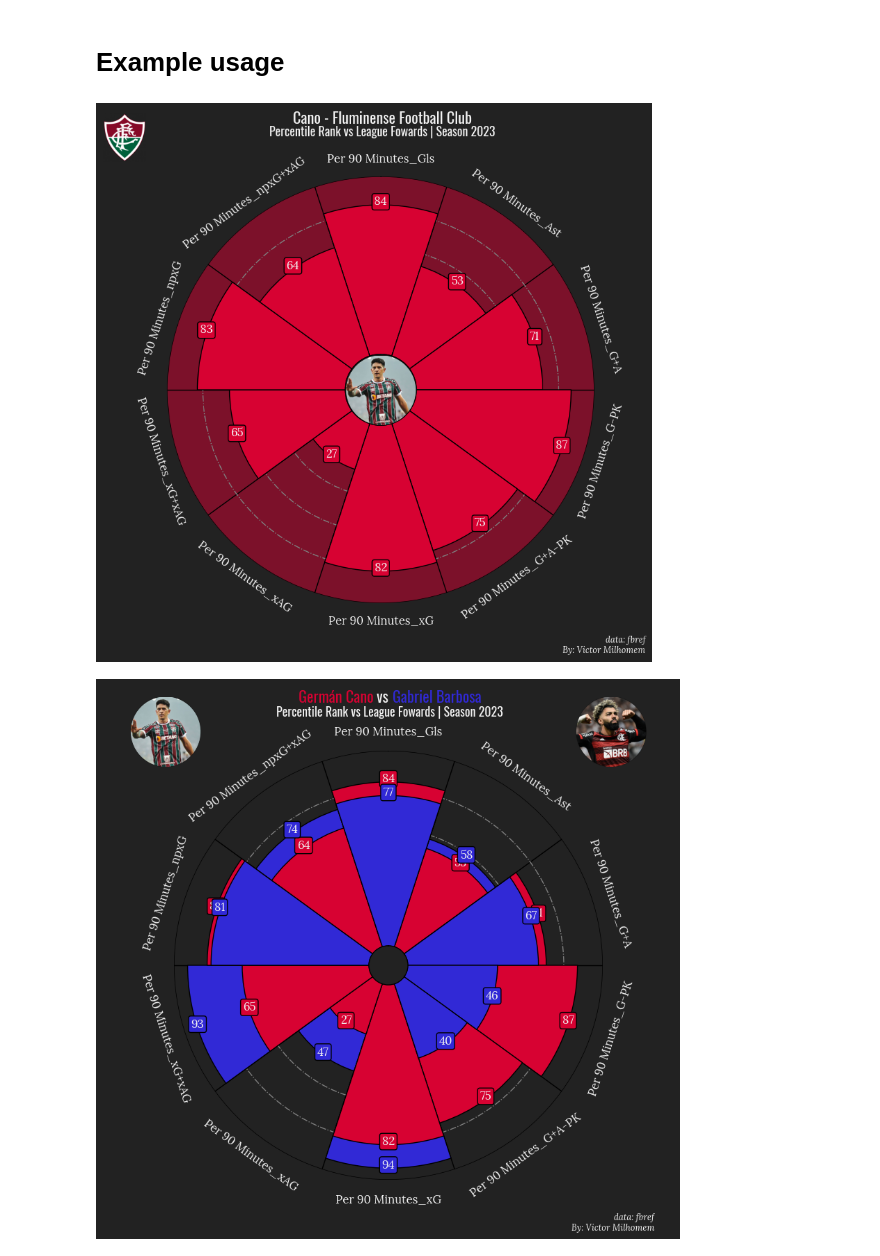
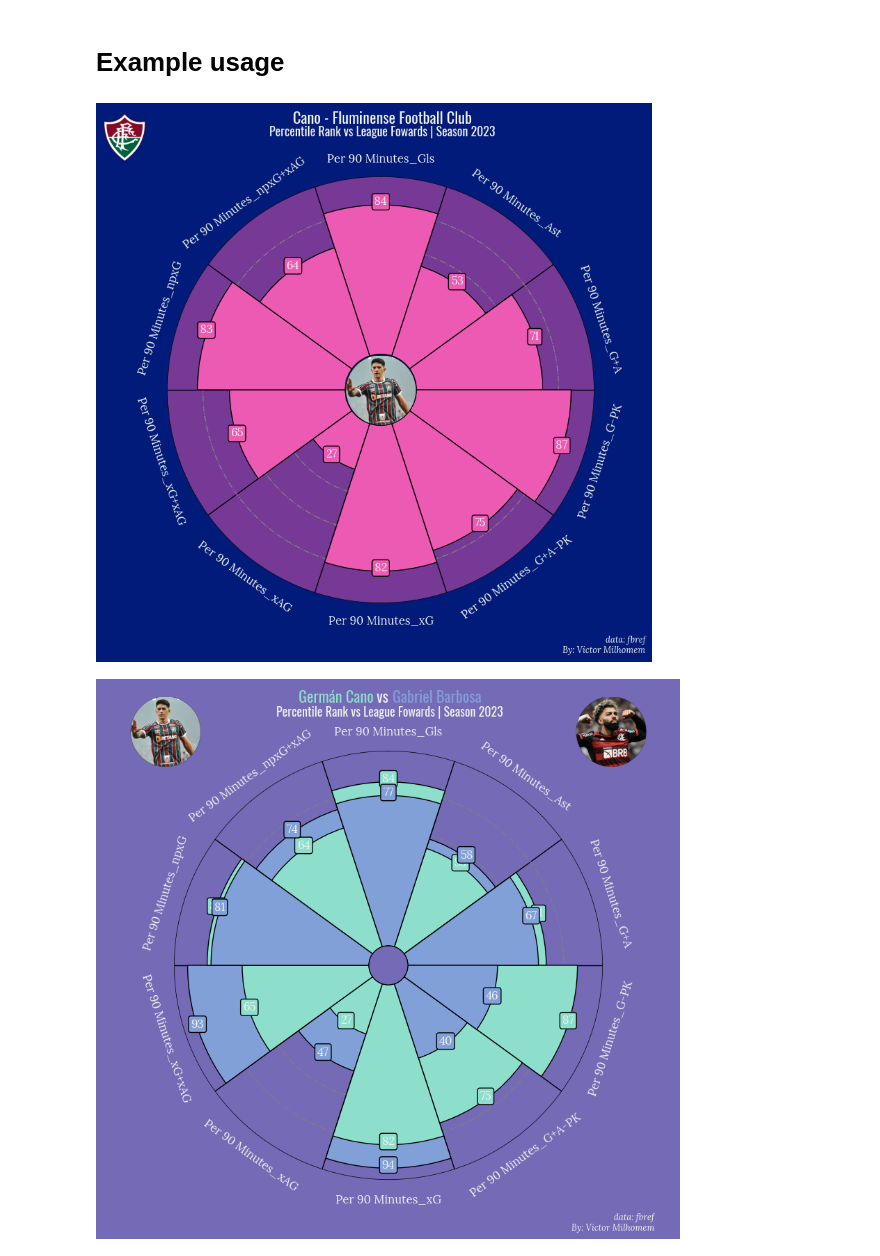
Before and after one commit to VictorMilhomem/FootballAnalysisTools, a Jupyter notebook: src/players_analysis.ipynb, the cells around one changed output. Saved outputs shown, nothing was run; the diff lists cells and outputs as text; code cells hidden in the pictures.

Commit message:
color palettes and some updates

```diff
--- a/src/players_analysis.ipynb
+++ b/src/players_analysis.ipynb
@@ -35,13 +30,13 @@ title = "Cano - Fluminense Football Club"
 subtitle = "Percentile Rank vs League Fowards | Season 2023"
 player_image = Image.open(urlopen('https://tmssl.akamaized.net/images/foto/galerie/german-cano-1695926165-117979.jpeg?lm=1695926174'))
 team_image = Image.open(urlopen('https://tmssl.akamaized.net/images/wappen/head/2462.png?lm=1648225934'))
-plot.generate_simple_pizza_plot('Germán Cano', title, subtitle, 'data: fbref', 'By: Victor Milhomem', player_image, team_image, color="#D70232")
+plot.generate_simple_pizza_plot('Germán Cano', title, subtitle, 'data: fbref', 'By: Victor Milhomem', player_image, team_image, color_palette=COLORS_PALETTE_9)
 # %% [output]
-[figure, old version]
+[figure, new version]
 # %%
 #"#D70232" 3129d6
 subtitle = "Percentile Rank vs League Fowards | Season 2023"
 player2_image = Image.open(urlopen('https://tmssl.akamaized.net/images/foto/galerie/gabriel-barbosa-flamengo-2022-1660679253-90334.jpg?lm=1660679293'))
-plot.generate_compare_pizza_plot('Germán Cano', 'Gabriel Barbosa', subtitle, 'data: fbref', 'By: Victor Milhomem', player_image, player2_image, colors=[ "#D70232", "#3129d6"])
+plot.generate_compare_pizza_plot('Germán Cano', 'Gabriel Barbosa', subtitle, 'data: fbref', 'By: Victor Milhomem', player_image, player2_image, color_palette=COLORS_PALETTE_10)
 # %% [output]
-[figure, old version]
+[figure, new version]
```
Also changed, not shown: parts of 1 cell of this notebook, 8 other files.
